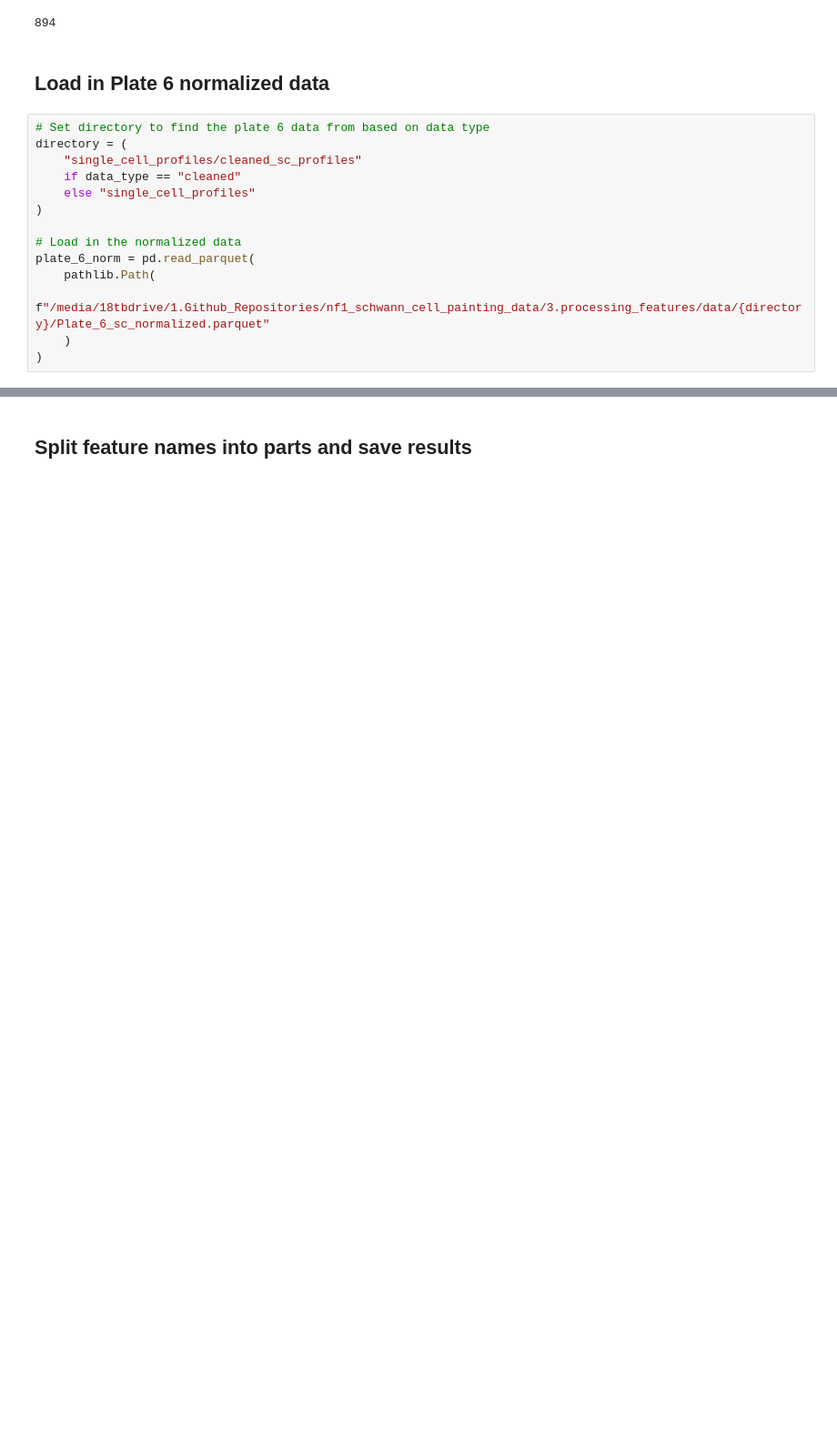
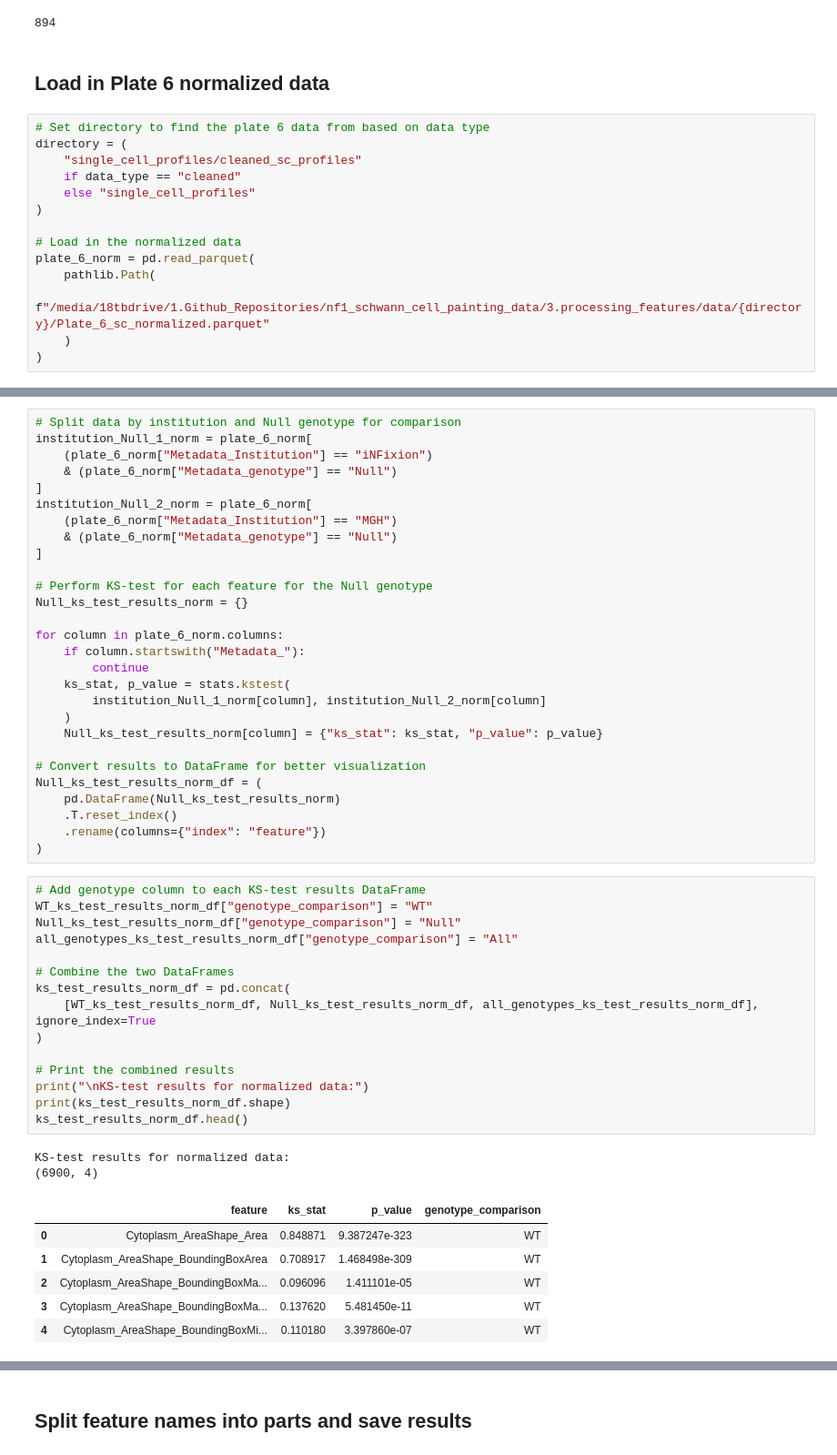
Before and after one commit to mtalbot-texas/nf1_schwann_cell_morphology_signature, a Jupyter notebook: 3.assess_generalizability/ks_test_cell_lines.ipynb, the cells around one changed output, grey strips where cells are left out. Shown at 91% size. Cells and saved outputs as stored; diff of their text form; blank space fills up the shorter version.

```diff
--- a/3.assess_generalizability/ks_test_cell_lines.ipynb
+++ b/3.assess_generalizability/ks_test_cell_lines.ipynb
@@ -90 +107,53 @@ KS-test results for normalized data:
+# %%
+# Split data by institution and Null genotype for comparison
+institution_Null_1_norm = plate_6_norm[
+    (plate_6_norm["Metadata_Institution"] == "iNFixion")
+    & (plate_6_norm["Metadata_genotype"] == "Null")
+]
+institution_Null_2_norm = plate_6_norm[
+    (plate_6_norm["Metadata_Institution"] == "MGH")
+    & (plate_6_norm["Metadata_genotype"] == "Null")
+]
+
+# Perform KS-test for each feature for the Null genotype
+Null_ks_test_results_norm = {}
+
+for column in plate_6_norm.columns:
+    if column.startswith("Metadata_"):
+        continue
+    ks_stat, p_value = stats.kstest(
+        institution_Null_1_norm[column], institution_Null_2_norm[column]
+    )
+    Null_ks_test_results_norm[column] = {"ks_stat": ks_stat, "p_value": p_value}
+
+# Convert results to DataFrame for better visualization
+Null_ks_test_results_norm_df = (
+    pd.DataFrame(Null_ks_test_results_norm)
+    .T.reset_index()
+    .rename(columns={"index": "feature"})
+)
+# %%
+# Add genotype column to each KS-test results DataFrame
+WT_ks_test_results_norm_df["genotype_comparison"] = "WT"
+Null_ks_test_results_norm_df["genotype_comparison"] = "Null"
+all_genotypes_ks_test_results_norm_df["genotype_comparison"] = "All"
+
+# Combine the two DataFrames
+ks_test_results_norm_df = pd.concat(
+    [WT_ks_test_results_norm_df, Null_ks_test_results_norm_df, all_genotypes_ks_test_results_norm_df], ignore_index=True
+)
+
+# Print the combined results
+print("\nKS-test results for normalized data:")
+print(ks_test_results_norm_df.shape)
+ks_test_results_norm_df.head()
+# %% [output]
+KS-test results for normalized data:
+(6900, 4)
+|  | feature | ks_stat | p_value | genotype_comparison |
+| 0 | Cytoplasm_AreaShape_Area | 0.848871 | 9.387247e-323 | WT |
+| 1 | Cytoplasm_AreaShape_BoundingBoxArea | 0.708917 | 1.468498e-309 | WT |
+| 2 | Cytoplasm_AreaShape_BoundingBoxMa... | 0.096096 | 1.411101e-05 | WT |
+| 3 | Cytoplasm_AreaShape_BoundingBoxMa... | 0.137620 | 5.481450e-11 | WT |
+| 4 | Cytoplasm_AreaShape_BoundingBoxMi... | 0.110180 | 3.397860e-07 | WT |
 # %% [markdown]
```
Also changed, not shown: parts of 8 cells of this notebook, 10 other files.
